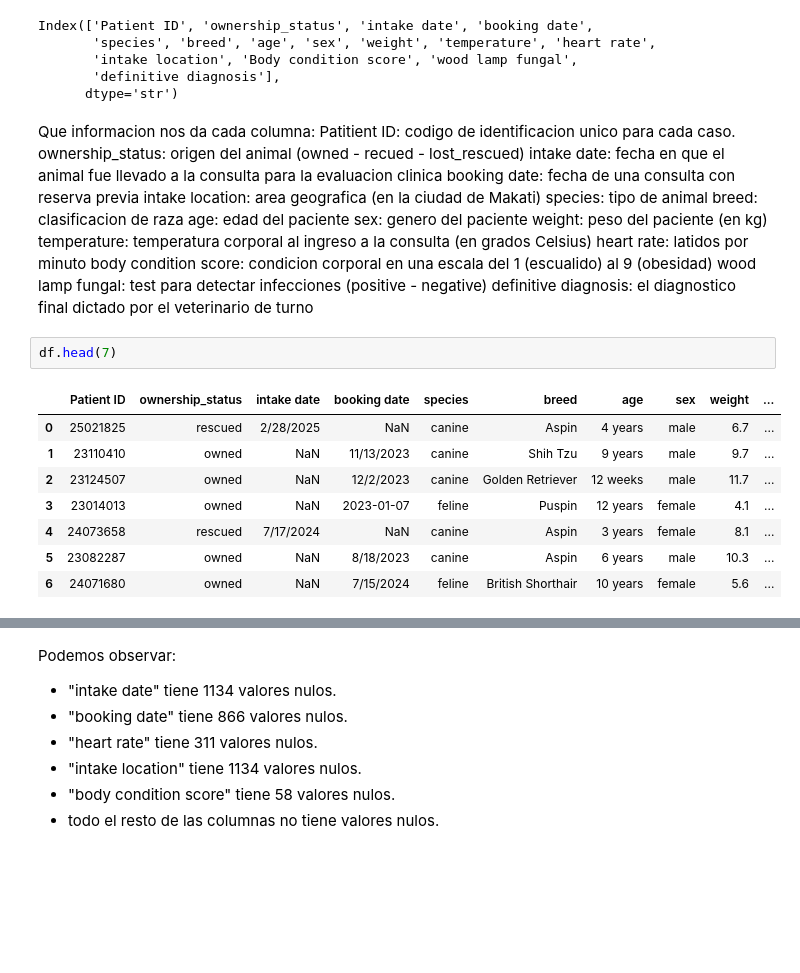
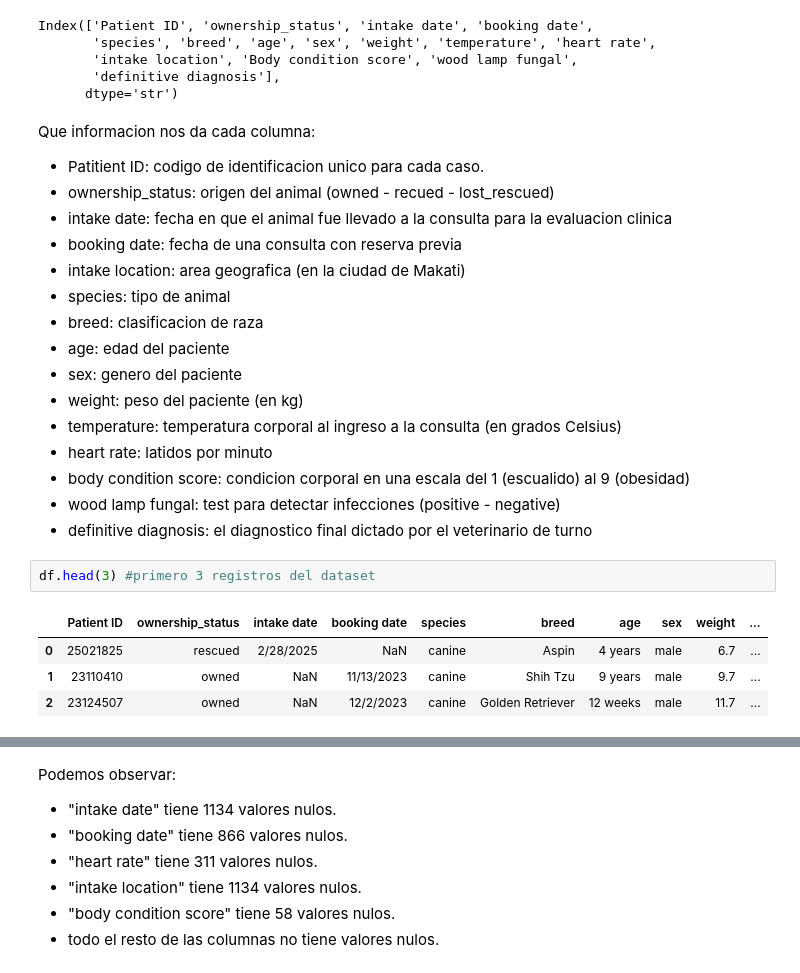
Before and after one commit to juanacebreiros2-ai/TP-PYTONH, a Jupyter notebook: pruebaDataset10.ipynb, the cells around one changed output, grey strips where cells are left out. Drawn from its saved outputs; the diff is of its cells as text; blank space fills up the shorter version.

```diff
--- a/pruebaDataset10.ipynb
+++ b/pruebaDataset10.ipynb
@@ -27,29 +43,25 @@ Index(['Patient ID', 'ownership_status', 'intake date', 'booking date',
       dtype='str')
 # %% [markdown]
 Que informacion nos da cada columna:
-Patitient ID: codigo de identificacion unico para cada caso.
-ownership_status: origen del animal (owned - recued - lost_rescued)
-intake date: fecha en que el animal fue llevado a la consulta para la evaluacion clinica
-booking date: fecha de una consulta con reserva previa
-intake location: area geografica (en la ciudad de Makati)
-species: tipo de animal
-breed: clasificacion de raza
-age: edad del paciente
-sex: genero del paciente
-weight: peso del paciente (en kg)
-temperature: temperatura corporal al ingreso a la consulta (en grados Celsius)
-heart rate: latidos por minuto
-body condition score: condicion corporal en una escala del 1 (escualido) al 9 (obesidad)
-wood lamp fungal: test para detectar infecciones (positive - negative)
-definitive diagnosis: el diagnostico final dictado por el veterinario de turno
+- Patitient ID: codigo de identificacion unico para cada caso.
+- ownership_status: origen del animal (owned - recued - lost_rescued)
+- intake date: fecha en que el animal fue llevado a la consulta para la evaluacion clinica
+- booking date: fecha de una consulta con reserva previa
+- intake location: area geografica (en la ciudad de Makati)
+- species: tipo de animal
+- breed: clasificacion de raza
+- age: edad del paciente
+- sex: genero del paciente
+- weight: peso del paciente (en kg)
+- temperature: temperatura corporal al ingreso a la consulta (en grados Celsius)
+- heart rate: latidos por minuto
+- body condition score: condicion corporal en una escala del 1 (escualido) al 9 (obesidad)
+- wood lamp fungal: test para detectar infecciones (positive - negative)
+- definitive diagnosis: el diagnostico final dictado por el veterinario de turno
 # %%
-df.head(7)
+df.head(3) #primero 3 registros del dataset
 # %% [output]
 |  | Patient ID | ownership_status | intake date | booking date | species | breed | age | sex | weight | ... |
 | 0 | 25021825 | rescued | 2/28/2025 | NaN | canine | Aspin | 4 years | male | 6.7 | ... |
 | 1 | 23110410 | owned | NaN | 11/13/2023 | canine | Shih Tzu | 9 years | male | 9.7 | ... |
 | 2 | 23124507 | owned | NaN | 12/2/2023 | canine | Golden Retriever | 12 weeks | male | 11.7 | ... |
-| 3 | 23014013 | owned | NaN | 2023-01-07 | feline | Puspin | 12 years | female | 4.1 | ... |
-| 4 | 24073658 | rescued | 7/17/2024 | NaN | canine | Aspin | 3 years | female | 8.1 | ... |
-| 5 | 23082287 | owned | NaN | 8/18/2023 | canine | Aspin | 6 years | male | 10.3 | ... |
-| 6 | 24071680 | owned | NaN | 7/15/2024 | feline | British Shorthair | 10 years | female | 5.6 | ... |
```
Also changed, not shown: parts of 30 cells of this notebook.
